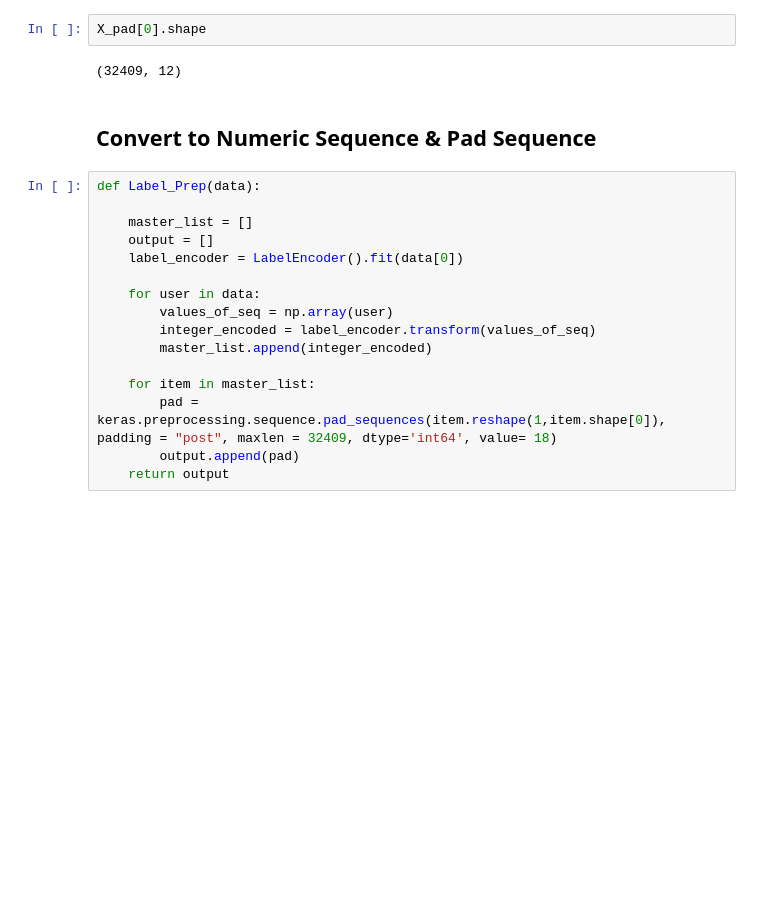
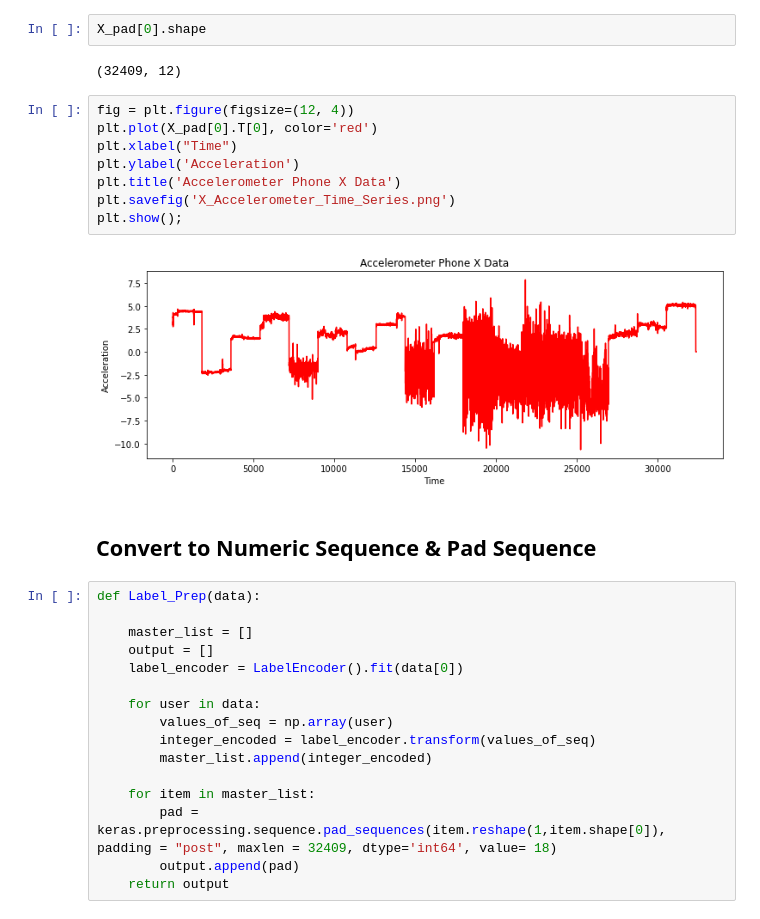
Before and after one commit to tweatherfordk/Accelerometer-Action-Dectection, a Jupyter notebook: Data Preprocessing.ipynb, the cells around one changed output. Drawn from its saved outputs; the diff is of its cells as text; blank space fills up the shorter version.

```diff
--- a/Data Preprocessing.ipynb
+++ b/Data Preprocessing.ipynb
@@ -364,6 +365,16 @@ X_pad = Padding(X)
 X_pad[0].shape
 # %% [output]
 (32409, 12)
+# %%
+fig = plt.figure(figsize=(12, 4))
+plt.plot(X_pad[0].T[0], color='red')
+plt.xlabel("Time")
+plt.ylabel('Acceleration')
+plt.title('Accelerometer Phone X Data')
+plt.savefig('X_Accelerometer_Time_Series.png')
+plt.show();
+# %% [output]
+[figure, added]
 # %% [markdown]
 ## Convert to Numeric Sequence & Pad Sequence
 # %%
```
Also changed, not shown: parts of 1 cell of this notebook, 3 other files.
